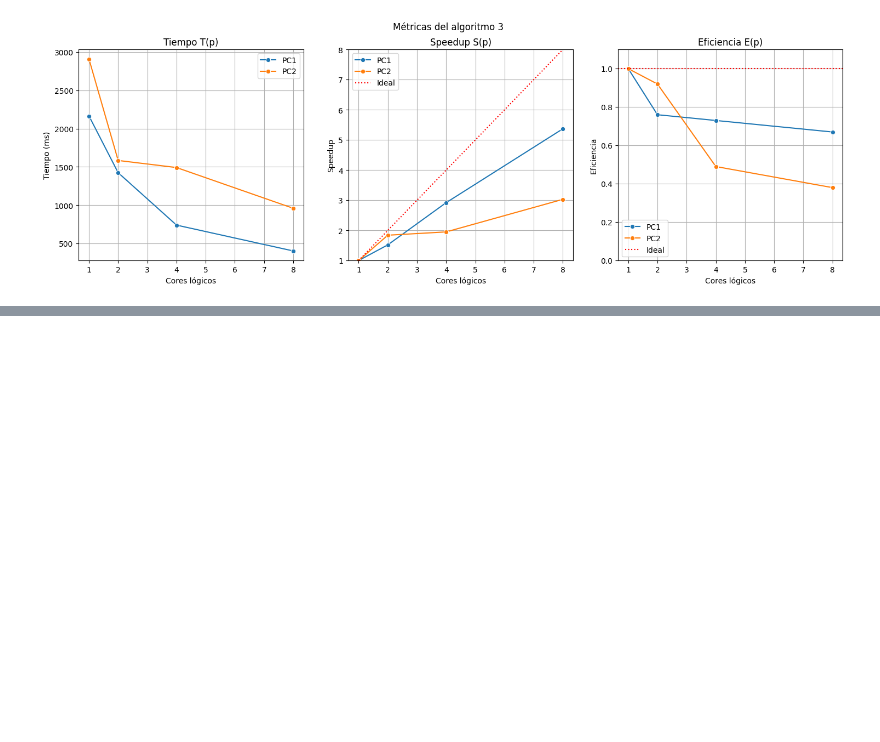
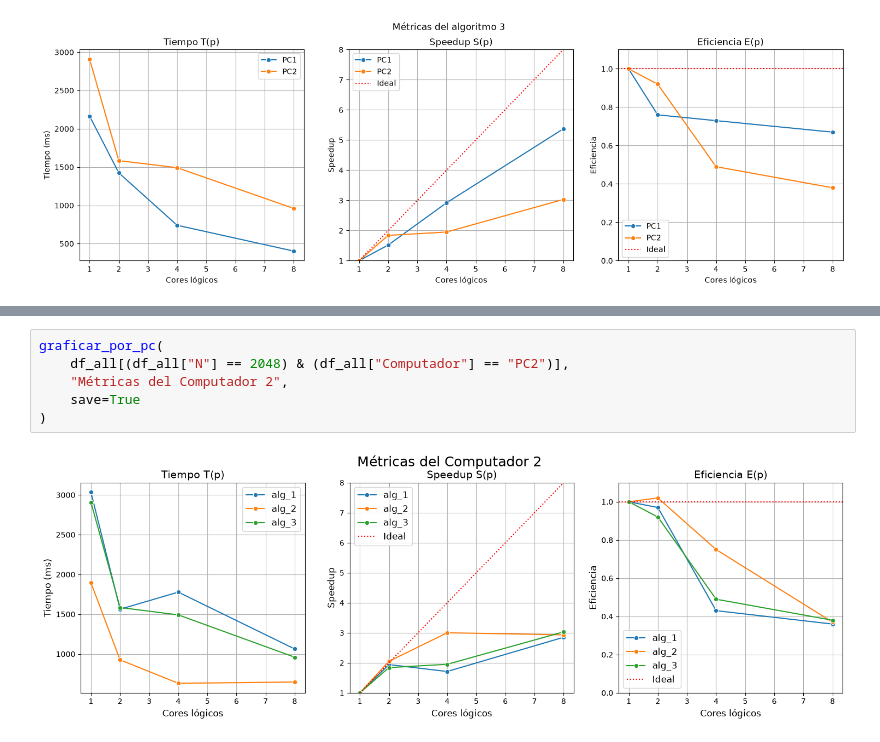
Before and after one commit to Jimenez73/alg_paralelos, a Jupyter notebook: tarea_2/graphs.ipynb, the cells around one changed output, grey strips where cells are left out. Saved outputs shown, nothing was run; the diff lists cells and outputs as text; blank space fills up the shorter version.

```diff
--- a/tarea_2/graphs.ipynb
+++ b/tarea_2/graphs.ipynb
@@ -300,0 +376,8 @@ plt.show()
+# %%
+graficar_por_pc(
+    df_all[(df_all["N"] == 2048) & (df_all["Computador"] == "PC2")],
+    "Métricas del Computador 2",
+    save=True
+)
+# %% [output]
+[figure, added]
```
Also changed, not shown: parts of 11 cells of this notebook, 20 other files.
